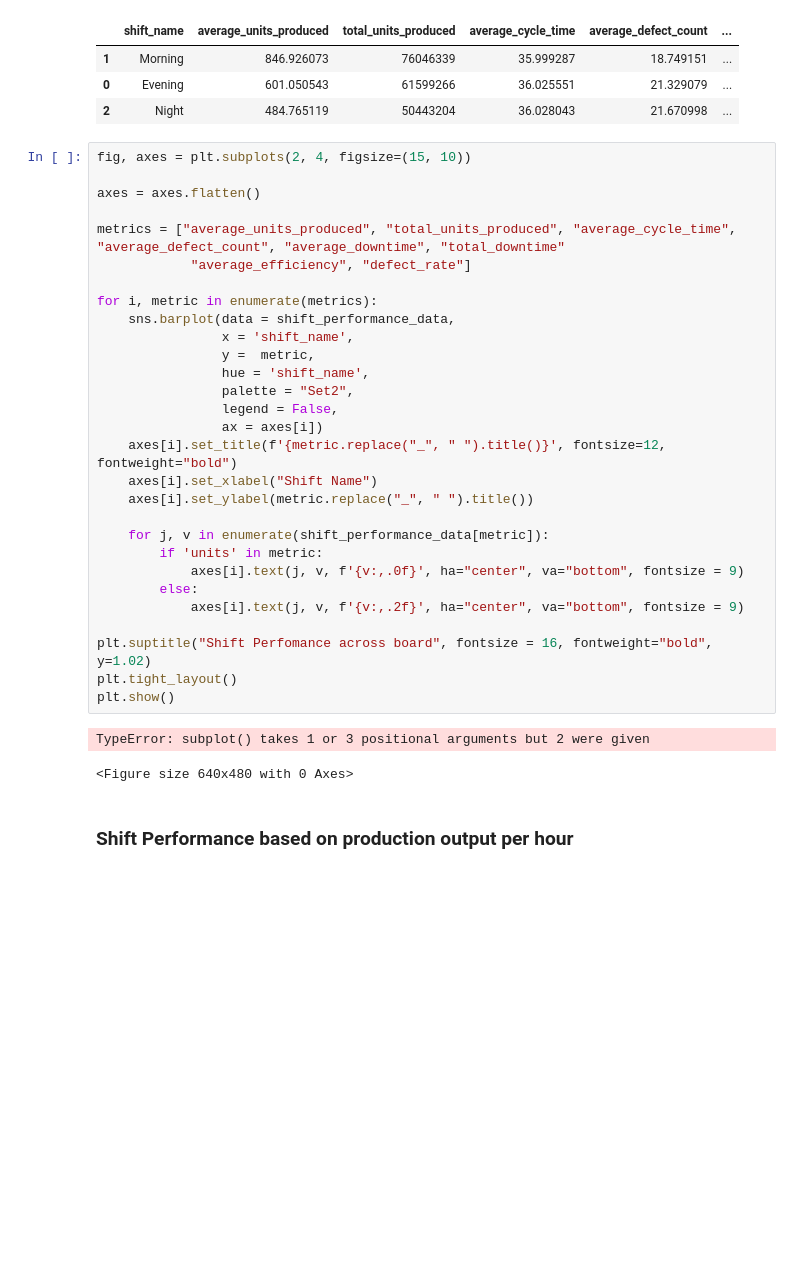
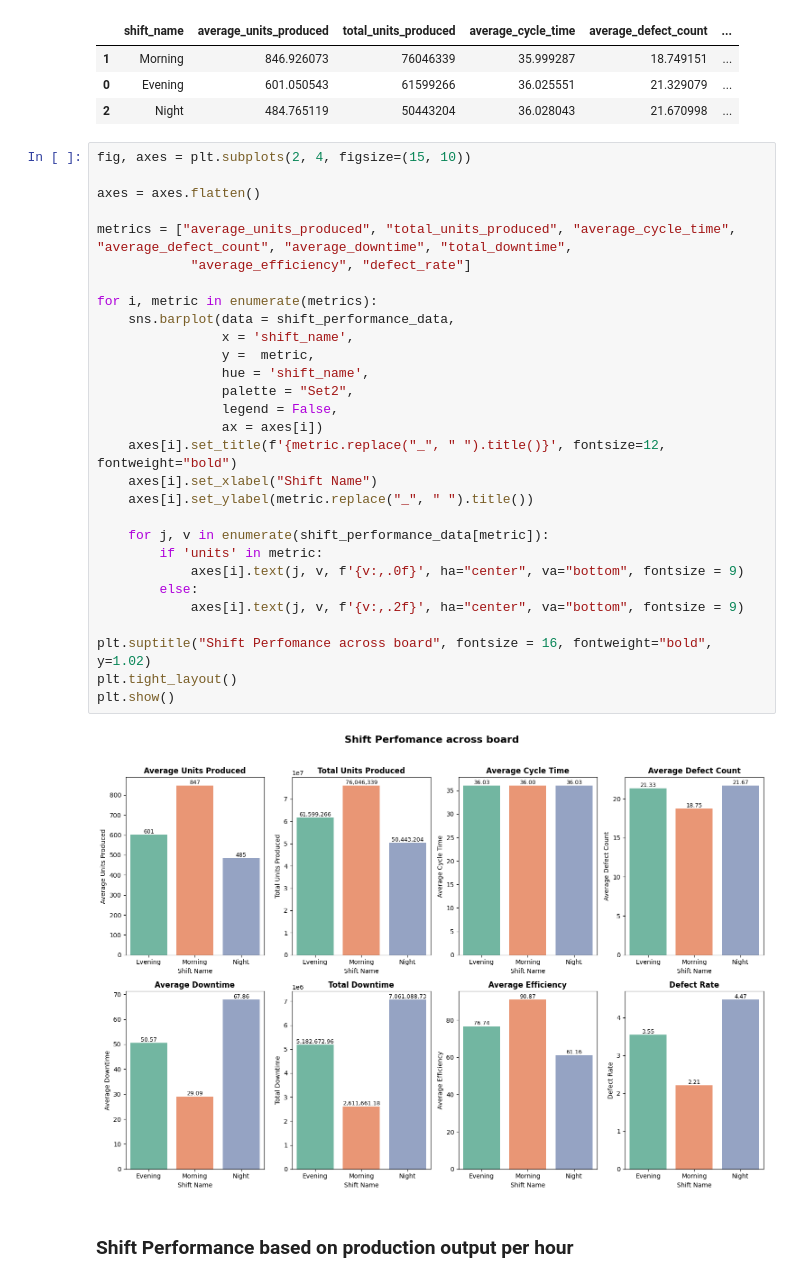
Before and after one commit to Bamidelejulius12/NordexShiftOptimizationSystem, a Jupyter notebook: notebooks/EDA.ipynb, the cells around one changed output. Drawn from its saved outputs; the diff is of its cells as text; blank space fills up the shorter version.

```diff
--- a/notebooks/EDA.ipynb
+++ b/notebooks/EDA.ipynb
@@ -440,34 +440,33 @@ shift_performance_data.sort_values(by="average_units_produced", ascending = Fals
 # %%
 fig, axes = plt.subplots(2, 4, figsize=(15, 10))
 
 axes = axes.flatten()
 
-metrics = ["average_units_produced", "total_units_produced", "average_cycle_time", "average_defect_count", "average_downtime", "total_downtime"
+metrics = ["average_units_produced", "total_units_produced", "average_cycle_time", "average_defect_count", "average_downtime", "total_downtime",
             "average_efficiency", "defect_rate"]
 
 for i, metric in enumerate(metrics):
     sns.barplot(data = shift_performance_data,
                 x = 'shift_name',
                 y =  metric,
                 hue = 'shift_name',
                 palette = "Set2",
                 legend = False,
                 ax = axes[i])
     axes[i].set_title(f'{metric.replace("_", " ").title()}', fontsize=12, fontweight="bold")
     axes[i].set_xlabel("Shift Name")
     axes[i].set_ylabel(metric.replace("_", " ").title())
 
     for j, v in enumerate(shift_performance_data[metric]):
         if 'units' in metric:
             axes[i].text(j, v, f'{v:,.0f}', ha="center", va="bottom", fontsize = 9)
         else:
             axes[i].text(j, v, f'{v:,.2f}', ha="center", va="bottom", fontsize = 9)
 
 plt.suptitle("Shift Perfomance across board", fontsize = 16, fontweight="bold", y=1.02)
 plt.tight_layout()
 plt.show()
 # %% [output]
-TypeError: subplot() takes 1 or 3 positional arguments but 2 were given
-<Figure size 640x480 with 0 Axes>
+[figure, added]
 # %% [markdown]
 ### Shift Performance based on production output per hour
```
Also changed, not shown: parts of 43 cells of this notebook, 10 other files.
